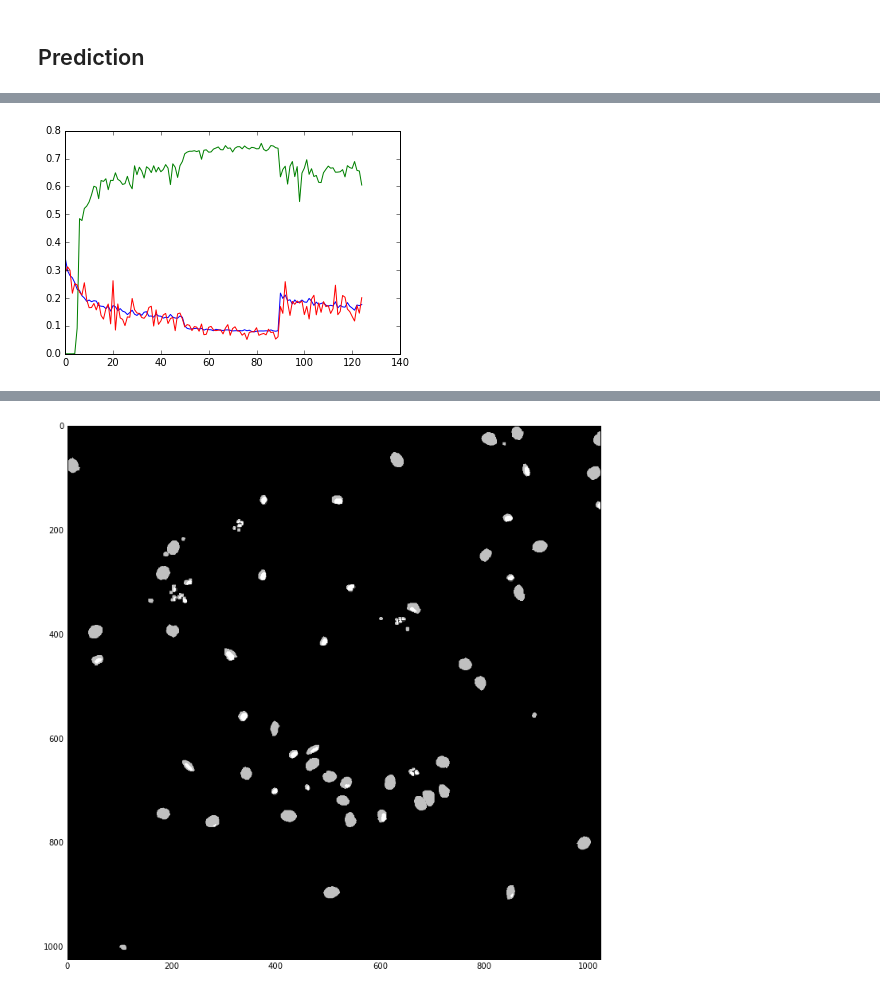
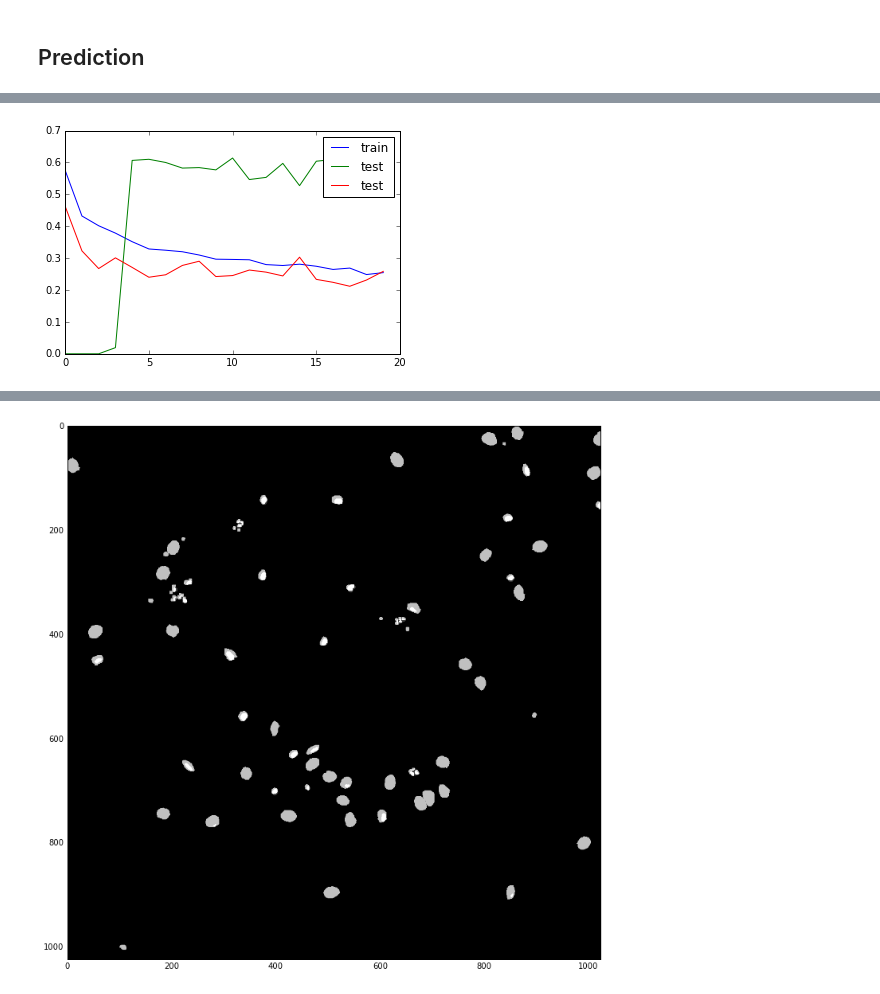
Before and after one commit to rykachevskiy/ds_bowl_2018, a Jupyter notebook: notebooks/Unet_ver2.ipynb, the cells around one changed output, grey strips where cells are left out. Saved outputs shown, nothing was run; the diff lists cells and outputs as text; code cells hidden in the pictures.

Commit message:
weighted log loss

```diff
--- a/notebooks/Unet_ver2.ipynb
+++ b/notebooks/Unet_ver2.ipynb
@@ -274,12 +345,14 @@ ra=reload(ra)
 train_loss = []
 val_scores = []
 val_loss = []
+# %%
+val_crop = [crop(x, (256, 256, 3)) for x in val_data]
 # %%
-epochs = 10
+epochs = 20
 # %%
 for epoch in range(epochs):
     curr_loss = 0
-    imgs = np.array([transform(im) for im in train_data[:]])
+    imgs = np.array([transform(im) for im in tqdm_notebook(train_data[:])])
     #imgs = np.array([im for im in train_data[:]])
     for i, (batch) in tqdm(enumerate(iterate_minibatches(imgs[:],20))):
         shapes = np.concatenate(([np.array(image.shape).reshape(1, -1) for image in batch]))
@@ -287,23 +360,24 @@ for epoch in range(epochs):
         images = [crop(im, batch_shape) for im in batch]
 
         batch_x = np.concatenate([np.expand_dims(im[:,:,:1],0) for im in images], 0)
-        batch_y = np.concatenate([np.expand_dims(im[:,:,1:],0) for im in images], 0)
+        batch_y = np.concatenate([np.expand_dims(im[:,:,1:2],0) for im in images], 0)
+        batch_mask = np.concatenate([np.expand_dims(np.expand_dims(get_weights_for_loss(im[:,:,2:]),0),3) for im in images], 0)
 
-
-        batch_loss = sess.run([train_step,loss], feed_dict={x : batch_x, target: batch_y, lr : 0.001})
+        batch_loss = sess.run([train_step,loss], feed_dict={x : batch_x, target: batch_y, loss_mask: batch_mask, lr : 0.001})
         curr_loss += batch_loss[1]
+        #print(curr_loss)
 
     train_loss.append(curr_loss / (i + 1))
 
     val_score = validate_simple(val_data, predict)
-
-#     if epoch != 0:
-#         if val_score < val_scores[-1]:
-#             save_model("../model/model_1/")
+    val_scores.append(val_score)
 
 
-    val_scores.append(val_score)
-    val_loss.append(sess.run(loss, feed_dict={x:batch_x, target:batch_y}))
+    val_x = np.concatenate([np.expand_dims(im[:,:,:1],0) for im in val_crop], 0)
+    val_y = np.concatenate([np.expand_dims(im[:,:,1:2],0) for im in val_crop], 0)
+    val_mask = np.concatenate([np.expand_dims(np.expand_dims(get_weights_for_loss(im[:,:,2:]),0),3) for im in val_crop], 0)
+    val_loss.append(sess.run(loss, feed_dict={x:val_x, target:val_y, loss_mask:val_mask}))
+
 
     display.clear_output(wait=True)
     plt.plot(train_loss, label='train')
@@ -316,0 +390,5 @@ KeyboardInterrupt:
+# %%
+val_x = np.concatenate([np.expand_dims(im[:,:,:1],0) for im in val_crop], 0)
+val_y = np.concatenate([np.expand_dims(im[:,:,1:2],0) for im in val_crop], 0)
+val_mask = np.concatenate([np.expand_dims(np.expand_dims(get_weights_for_loss(im[:,:,2:]),0),3) for im in val_crop], 0)
+val_loss.append(sess.run(loss, feed_dict={x:val_x, target:val_y, loss_mask:val_mask}))
@@ -327,8 +428,8 @@ pickle.dump(save_state, open("../model/begining_of_dice", 'wb'))
 # %%
 plt.plot(train_loss, label='train')
 plt.plot(val_scores, label='test')
 plt.plot(val_loss, label='test')
-#plt.legend()
+plt.legend()
 plt.show()
 # %% [output]
-[figure, old version]
+[figure, new version]
```
Also changed, not shown: parts of 72 cells of this notebook, 1 other file.
